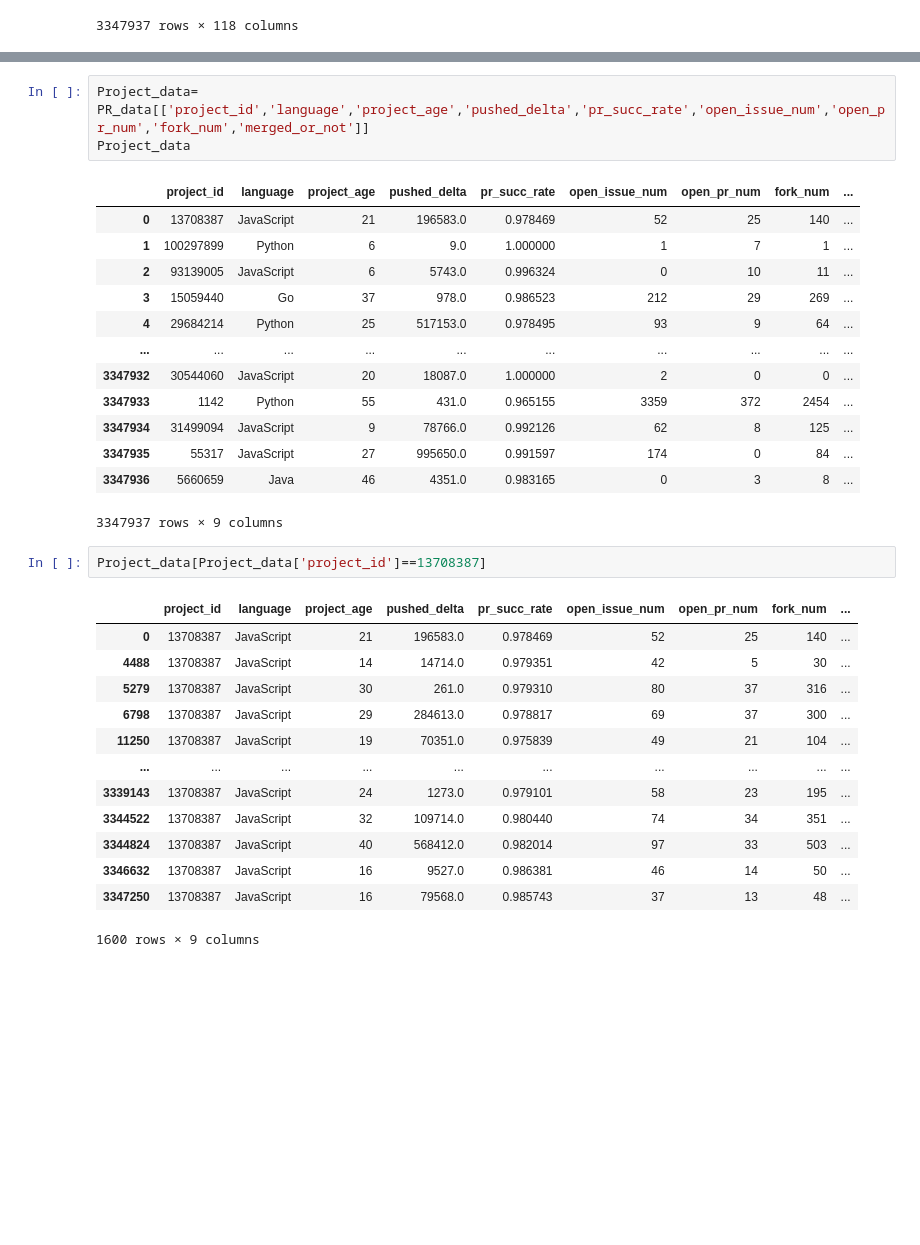
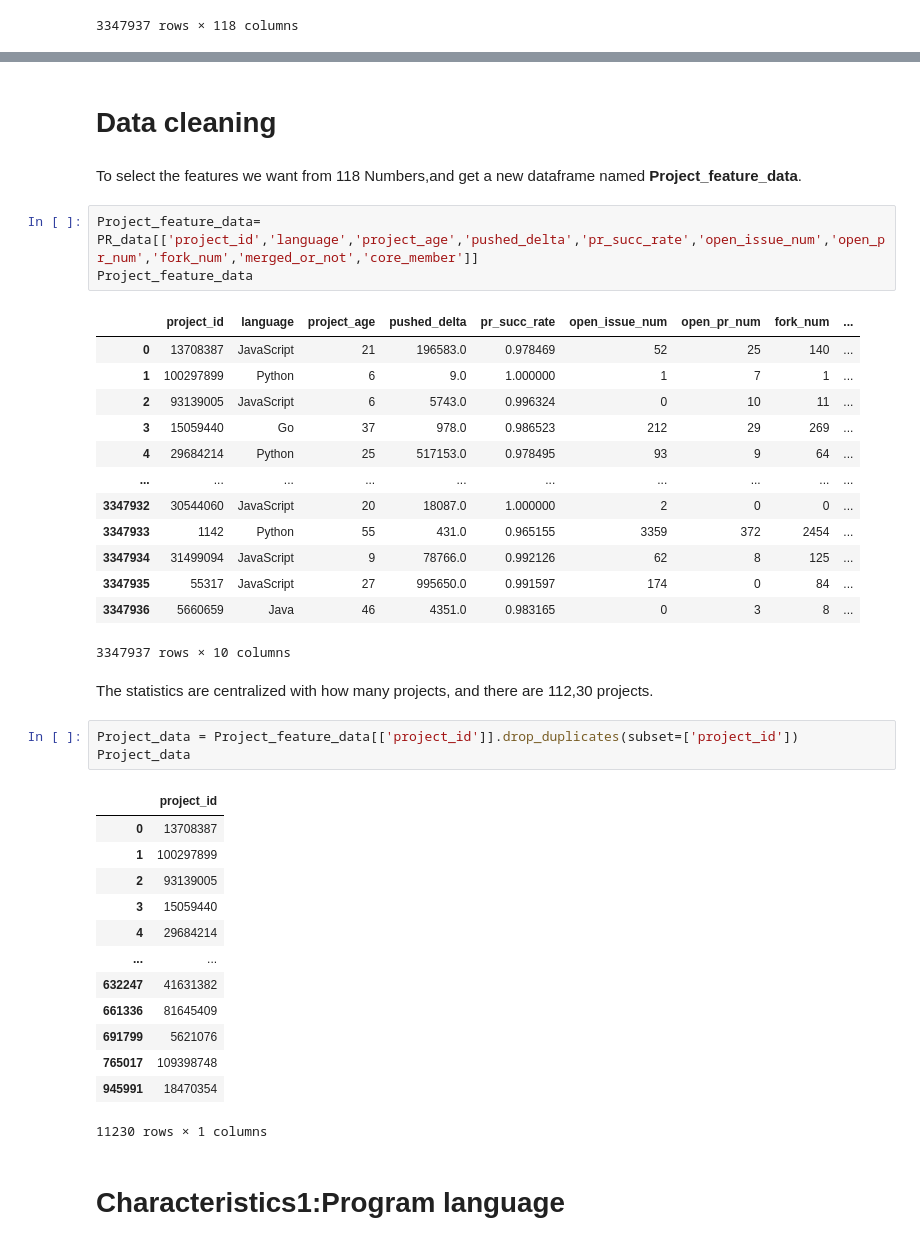
Before and after one commit to vitaminvaf/MSc-Project, a Jupyter notebook: Source code/Data analysis.ipynb, the cells around one changed output, grey strips where cells are left out. Drawn from its saved outputs; the diff is of its cells as text; blank space fills up the shorter version.

```diff
--- a/Source code/Data analysis.ipynb
+++ b/Source code/Data analysis.ipynb
@@ -39,9 +64,13 @@ contrib_rate_author
 reopen_or_not
 first_close_minutes
 reopen_num
+# %% [markdown]
+# Data cleaning
+# %% [markdown]
+To select the features we want from 118 Numbers,and get a new dataframe named **Project_feature_data**.
 # %%
-Project_data= PR_data[['project_id','language','project_age','pushed_delta','pr_succ_rate','open_issue_num','open_pr_num','fork_num','merged_or_not']]
-Project_data
+Project_feature_data= PR_data[['project_id','language','project_age','pushed_delta','pr_succ_rate','open_issue_num','open_pr_num','fork_num','merged_or_not','core_member']]
+Project_feature_data
 # %% [output]
 |  | project_id | language | project_age | pushed_delta | pr_succ_rate | open_issue_num | open_pr_num | fork_num | ... |
 | 0 | 13708387 | JavaScript | 21 | 196583.0 | 0.978469 | 52 | 25 | 140 | ... |
@@ -55,20 +84,25 @@ Project_data
 | 3347934 | 31499094 | JavaScript | 9 | 78766.0 | 0.992126 | 62 | 8 | 125 | ... |
 | 3347935 | 55317 | JavaScript | 27 | 995650.0 | 0.991597 | 174 | 0 | 84 | ... |
 | 3347936 | 5660659 | Java | 46 | 4351.0 | 0.983165 | 0 | 3 | 8 | ... |
-3347937 rows × 9 columns
+3347937 rows × 10 columns
+# %% [markdown]
+The statistics are centralized with how many projects, and there are 112,30 projects.
 # %%
-Project_data[Project_data['project_id']==13708387]
+Project_data = Project_feature_data[['project_id']].drop_duplicates(subset=['project_id'])
+Project_data
 # %% [output]
-|  | project_id | language | project_age | pushed_delta | pr_succ_rate | open_issue_num | open_pr_num | fork_num | ... |
-| 0 | 13708387 | JavaScript | 21 | 196583.0 | 0.978469 | 52 | 25 | 140 | ... |
-| 4488 | 13708387 | JavaScript | 14 | 14714.0 | 0.979351 | 42 | 5 | 30 | ... |
-| 5279 | 13708387 | JavaScript | 30 | 261.0 | 0.979310 | 80 | 37 | 316 | ... |
-| 6798 | 13708387 | JavaScript | 29 | 284613.0 | 0.978817 | 69 | 37 | 300 | ... |
-| 11250 | 13708387 | JavaScript | 19 | 70351.0 | 0.975839 | 49 | 21 | 104 | ... |
-| ... | ... | ... | ... | ... | ... | ... | ... | ... | ... |
-| 3339143 | 13708387 | JavaScript | 24 | 1273.0 | 0.979101 | 58 | 23 | 195 | ... |
-| 3344522 | 13708387 | JavaScript | 32 | 109714.0 | 0.980440 | 74 | 34 | 351 | ... |
-| 3344824 | 13708387 | JavaScript | 40 | 568412.0 | 0.982014 | 97 | 33 | 503 | ... |
-| 3346632 | 13708387 | JavaScript | 16 | 9527.0 | 0.986381 | 46 | 14 | 50 | ... |
-| 3347250 | 13708387 | JavaScript | 16 | 79568.0 | 0.985743 | 37 | 13 | 48 | ... |
+|  | project_id |
+| 0 | 13708387 |
+| 1 | 100297899 |
+| 2 | 93139005 |
+| 3 | 15059440 |
+| 4 | 29684214 |
+| ... | ... |
+| 632247 | 41631382 |
+| 661336 | 81645409 |
+| 691799 | 5621076 |
+| 765017 | 109398748 |
+| 945991 | 18470354 |
-1600 rows × 9 columns
+11230 rows × 1 columns
+# %% [markdown]
+# Characteristics1:Program language
```
Also changed, not shown: parts of 33 cells of this notebook.
